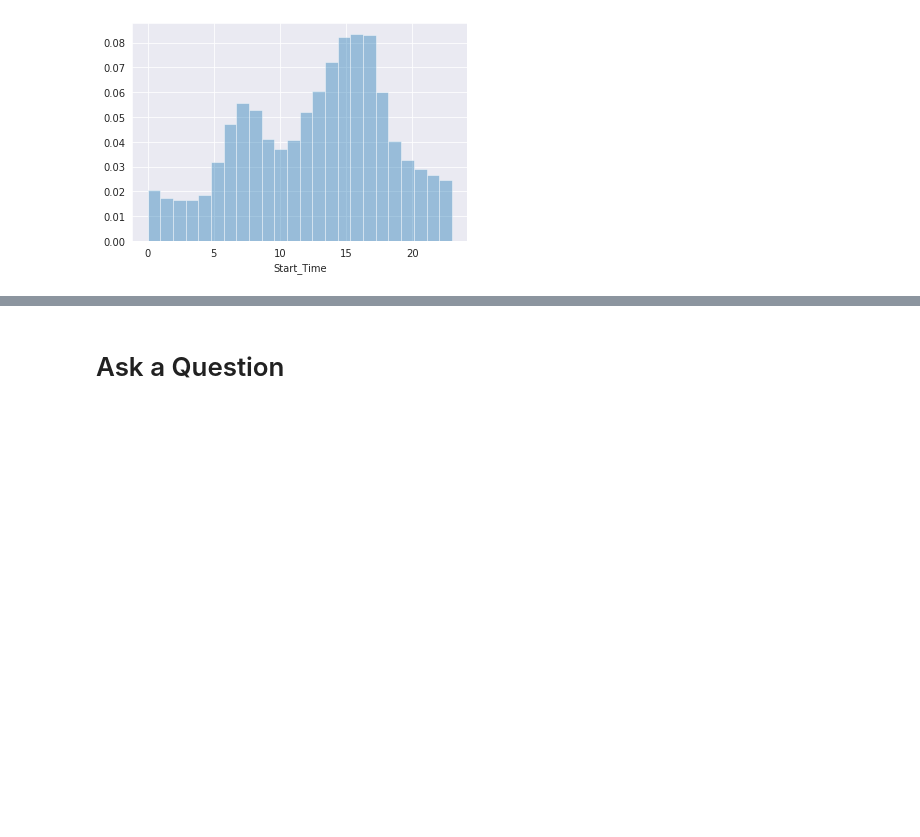
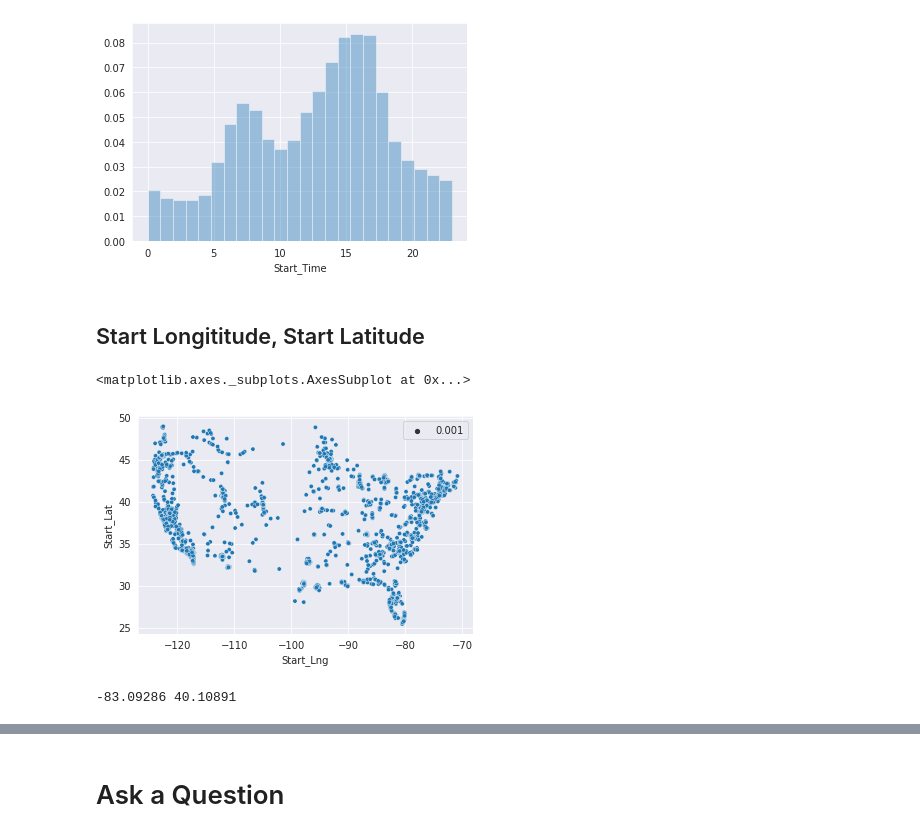
Before and after one commit to Marveloder/USA-ACCIDENT-EDA, a Jupyter notebook: US_Accident_EDA.ipynb, the cells around one changed output, grey strips where cells are left out. Saved outputs shown, nothing was run; the diff lists cells and outputs as text; code cells hidden in the pictures; blank space fills up the shorter version.

Commit message:
Longitude ,Latitude  Heat Map

```diff
--- a/US_Accident_EDA.ipynb
+++ b/US_Accident_EDA.ipynb
@@ -248,3 +251,12 @@ sns.distplot(monday_start_time.dt.hour, bins = 24, kde = False, norm_hist = True
 # %% [output]
 <matplotlib.axes._subplots.AxesSubplot at 0x...>
 [figure]
+# %% [markdown]
+## Start Longititude, Start Latitude
+# %%
+sample_df = df.sample(int(0.1 * len(df)))
+# %%
+sns.scatterplot(x  = sample_df.Start_Lng, y = sample_df.Start_Lat, size = 0.001)
+# %% [output]
+<matplotlib.axes._subplots.AxesSubplot at 0x...>
+[figure, added]
@@ -250,0 +265,5 @@ sns.distplot(monday_start_time.dt.hour, bins = 24, kde = False, norm_hist = True
+# %%
+lon, lat = df['Start_Lng'][0] ,df['Start_Lat'][0]
+print(lon, lat)
+# %% [output]
+-83.09286 40.10891
```
Also changed, not shown: parts of 11 cells of this notebook.
